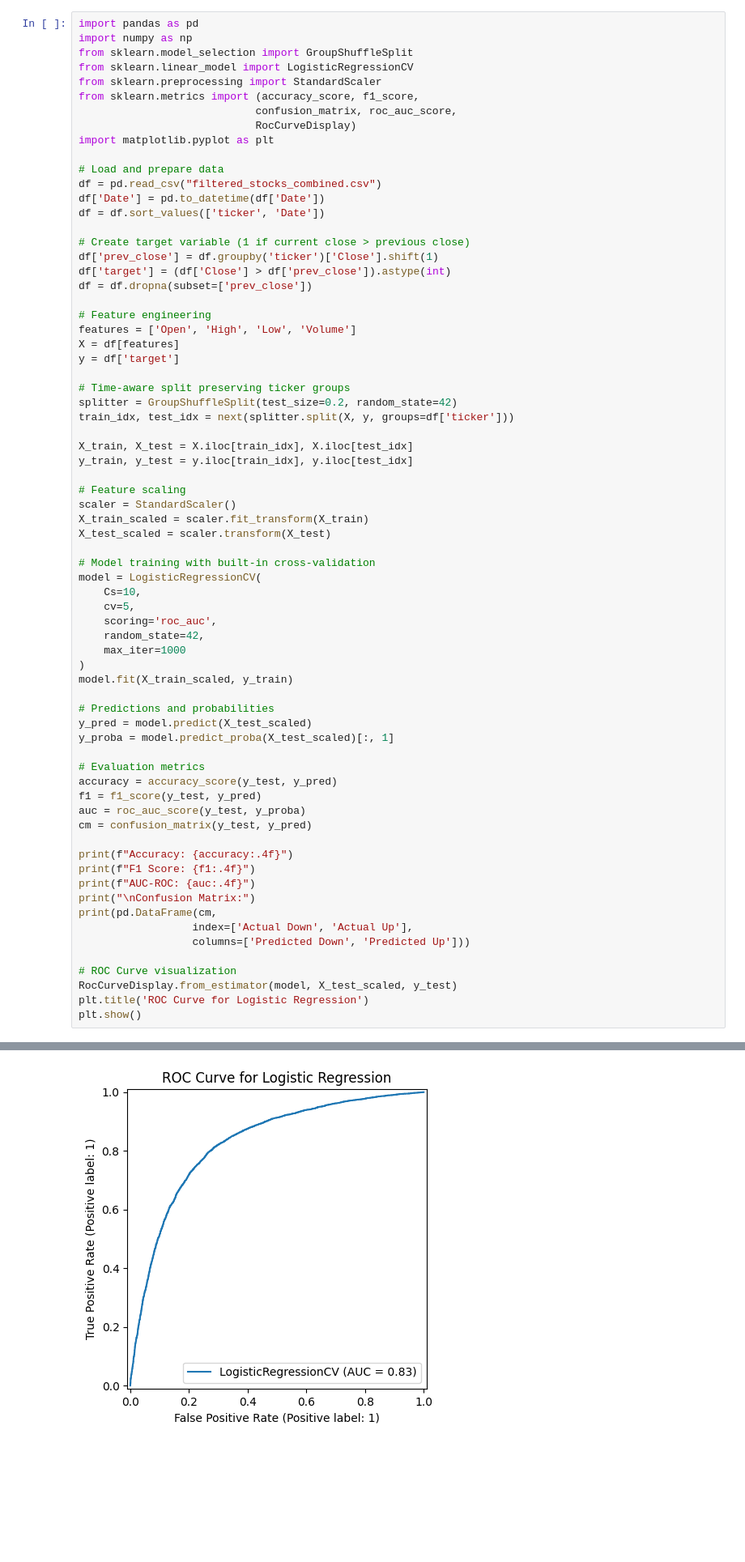
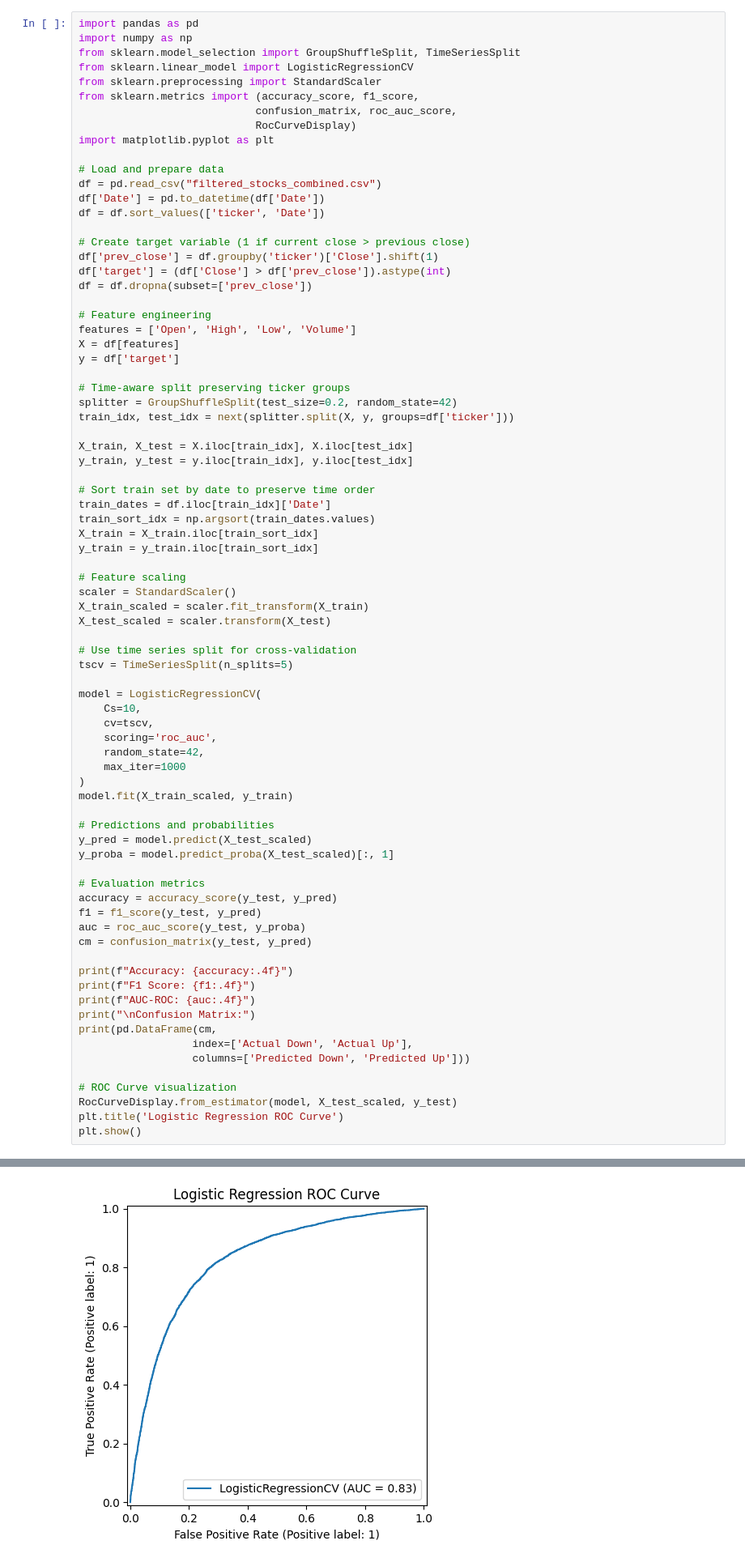
Before and after one commit to brandono7/stock_price_prediction, a Jupyter notebook: logit.ipynb, the cells around one changed output, grey strips where cells are left out. Shown: that part at 81% size. Saved outputs shown, nothing was run; the diff lists cells and outputs as text; blank space fills up the shorter version.

Commit message:
time aware time series split for logit

```diff
--- a/logit.ipynb
+++ b/logit.ipynb
@@ -3,7 +3,7 @@
 # %%
 import pandas as pd
 import numpy as np
-from sklearn.model_selection import GroupShuffleSplit
+from sklearn.model_selection import GroupShuffleSplit, TimeSeriesSplit
 from sklearn.linear_model import LogisticRegressionCV
 from sklearn.preprocessing import StandardScaler
 from sklearn.metrics import (accuracy_score, f1_score,
@@ -33,15 +33,23 @@ train_idx, test_idx = next(splitter.split(X, y, groups=df['ticker']))
 X_train, X_test = X.iloc[train_idx], X.iloc[test_idx]
 y_train, y_test = y.iloc[train_idx], y.iloc[test_idx]
 
+# Sort train set by date to preserve time order
+train_dates = df.iloc[train_idx]['Date']
+train_sort_idx = np.argsort(train_dates.values)
+X_train = X_train.iloc[train_sort_idx]
+y_train = y_train.iloc[train_sort_idx]
+
 # Feature scaling
 scaler = StandardScaler()
 X_train_scaled = scaler.fit_transform(X_train)
 X_test_scaled = scaler.transform(X_test)
 
-# Model training with built-in cross-validation
+# Use time series split for cross-validation
+tscv = TimeSeriesSplit(n_splits=5)
+
 model = LogisticRegressionCV(
     Cs=10,
-    cv=5,
+    cv=tscv,
     scoring='roc_auc',
     random_state=42,
     max_iter=1000
@@ -68,6 +76,6 @@ print(pd.DataFrame(cm,
 
 # ROC Curve visualization
 RocCurveDisplay.from_estimator(model, X_test_scaled, y_test)
-plt.title('ROC Curve for Logistic Regression')
+plt.title('Logistic Regression ROC Curve')
 plt.show()
 # %% [output]
@@ -82,4 +90,4 @@ Actual Up              1514          6246
-[figure, old version]
+[figure, new version]
 # %% [markdown]
 # Logistic Regression (Rolling Window - 10 days; Model retrained yearly)
 # %%
```
Also changed, not shown: parts of 2 cells of this notebook.
